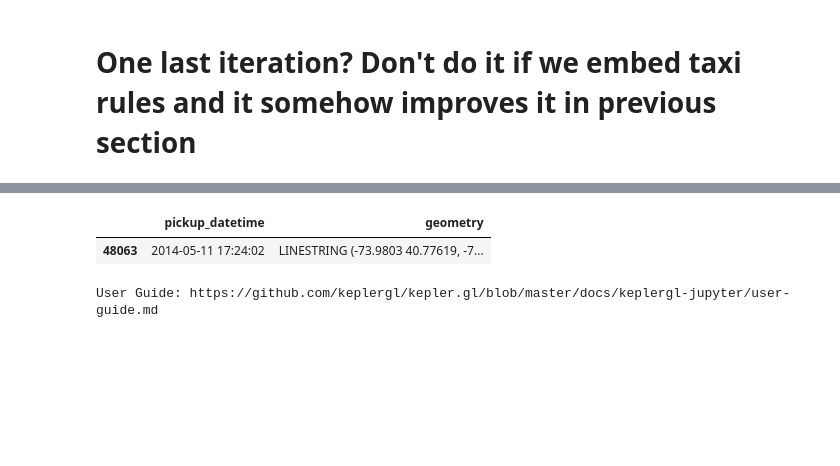
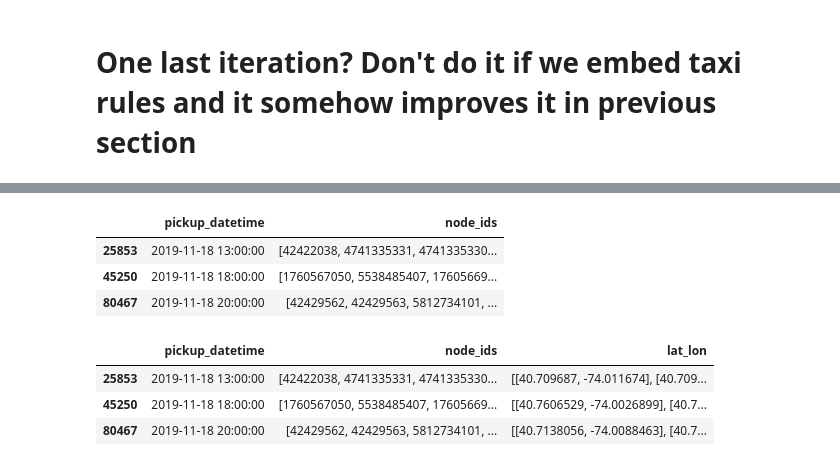
Before and after one commit to caiomiyashiro/geospatial_data_analysis, a Jupyter notebook: AMLD-2020/AMLD_2020.ipynb, the cells around one changed output, grey strips where cells are left out. Cells and saved outputs as stored; diff of their text form; code cells hidden in the pictures; blank space fills up the shorter version.

```diff
--- a/AMLD-2020/AMLD_2020.ipynb
+++ b/AMLD-2020/AMLD_2020.ipynb
@@ -860,11 +898,11 @@ So, lets recreate a possible real world GPS trace:
 # %%
-lines = df_train.iloc[:2].merge(routes_train, how='left', left_index=True, right_index=True)
+lines = df_train.merge(routes_train, how='left', left_index=True, right_index=True)
 trace = lines['route'].iloc[1]
 
 lon, lat = trace.xy[0], trace.xy[1]
 
-lat, lon = np.delete(lat, 4),  np.delete(lon, 4)   # cut corner
-np.random.seed(42)                                 # choose 10 points to disturb
+lat, lon = np.delete(lat, 4),  np.delete(lon, 4)         # cut corner at the bottom part
+np.random.seed(42)                                       # choose 10 random points to disturb
 choices = np.random.choice(range(len(lat)), size=10, replace=False)
 lat[choices] = lat[choices] + np.random.normal(0, 0.001) # add noise
 lon[choices] = lon[choices] + np.random.normal(0, 0.001) # add noise
@@ -891,14 +958,11 @@ plot_linestring(t)
 # %%
-lines_k = lines.loc[(lines['pickup_datetime'].dt.year == 2014) & \
-                    (lines['pickup_datetime'].dt.month == 5)][['pickup_datetime', 'route']]
-lines_k = GeoDataFrame(lines_k['pickup_datetime'], geometry=lines_k['route'])
+lines_k = lines.loc[(lines['pickup_datetime'].dt.year == 2015) & \
+                    (lines['pickup_datetime'].dt.month == 5)][['pickup_datetime', 'node_ids']].copy()
+lines_k['pickup_datetime'] = pd.to_datetime(lines_k['pickup_datetime'].dt.strftime('%H:00:00'))
+
 display(lines_k.head(3))
-
-# display map
-# w1 = keplergl.KeplerGl(height=500)
-# w1.add_data(data=lines_k, name='points')
-# w1
 # %% [output]
-|  | pickup_datetime | geometry |
-| 48063 | 2014-05-11 17:24:02 | LINESTRING (-73.9803 40.77619, -7... |
+|  | pickup_datetime | node_ids |
+| 25853 | 2019-11-18 13:00:00 | [42422038, 4741335331, 4741335330... |
+| 45250 | 2019-11-18 18:00:00 | [1760567050, 5538485407, 17605669... |
+| 80467 | 2019-11-18 20:00:00 | [42429562, 42429563, 5812734101, ... |
-User Guide: https://github.com/keplergl/kepler.gl/blob/master/docs/keplergl-jupyter/user-guide.md
@@ -938,0 +969,24 @@ a = 1
+# %%
+ra = RouteAnnotator('new york, USA', 'drive_service')
+
+all_lat_lon_list = []
+for ix, row in lines_k.iterrows():
+    lat_lon_pairs = []
+    for node in row['node_ids']:
+        try:
+            metadata = ra.node_lookup(node)
+            lat_lon_pairs.append([metadata['y'], metadata['x']])
+        except Exception:
+            continue
+    if(len(lat_lon_pairs) > 0):
+        all_lat_lon_list.append(lat_lon_pairs)
+    else:
+        all_lat_lon_list.append([])
+
+lines_k['lat_lon'] = all_lat_lon_list
+lines_k.head(3)
+# %% [output]
+|  | pickup_datetime | node_ids | lat_lon |
+| 25853 | 2019-11-18 13:00:00 | [42422038, 4741335331, 4741335330... | [[40.709687, -74.011674], [40.709... |
+| 45250 | 2019-11-18 18:00:00 | [1760567050, 5538485407, 17605669... | [[40.7606529, -74.0026899], [40.7... |
+| 80467 | 2019-11-18 20:00:00 | [42429562, 42429563, 5812734101, ... | [[40.7138056, -74.0088463], [40.7... |
```
Also changed, not shown: parts of 26 cells of this notebook, 5 other files.
